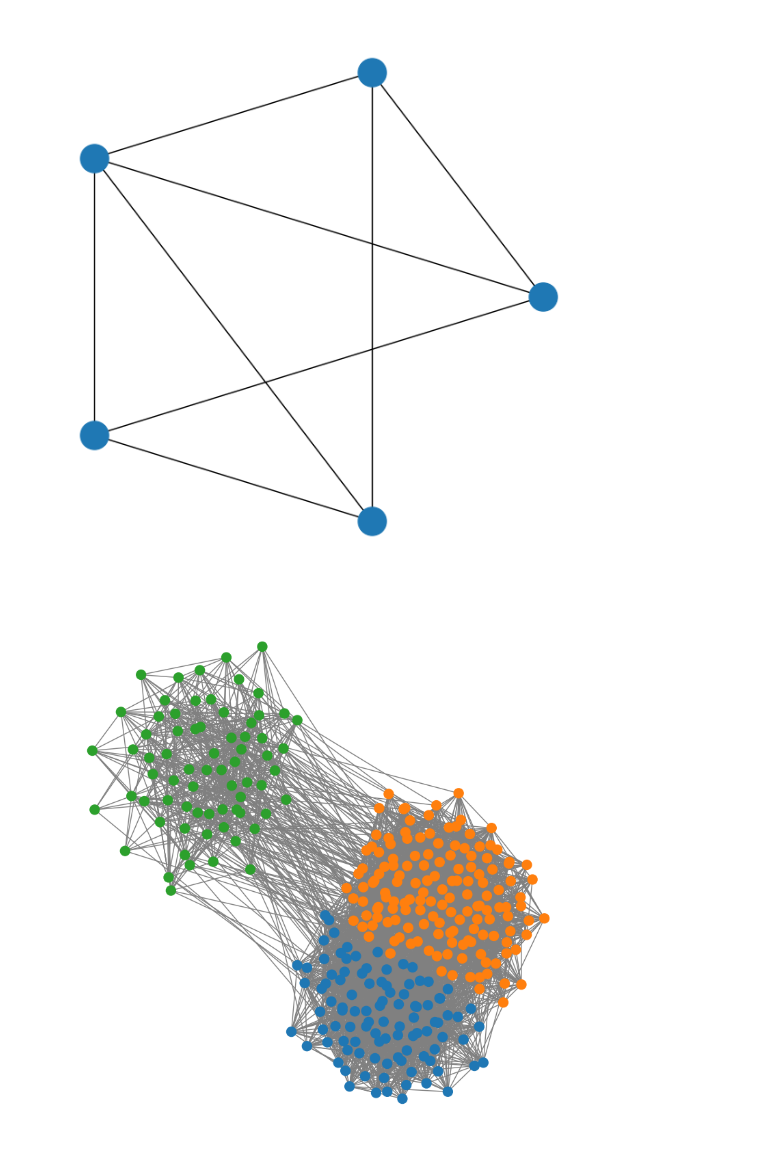
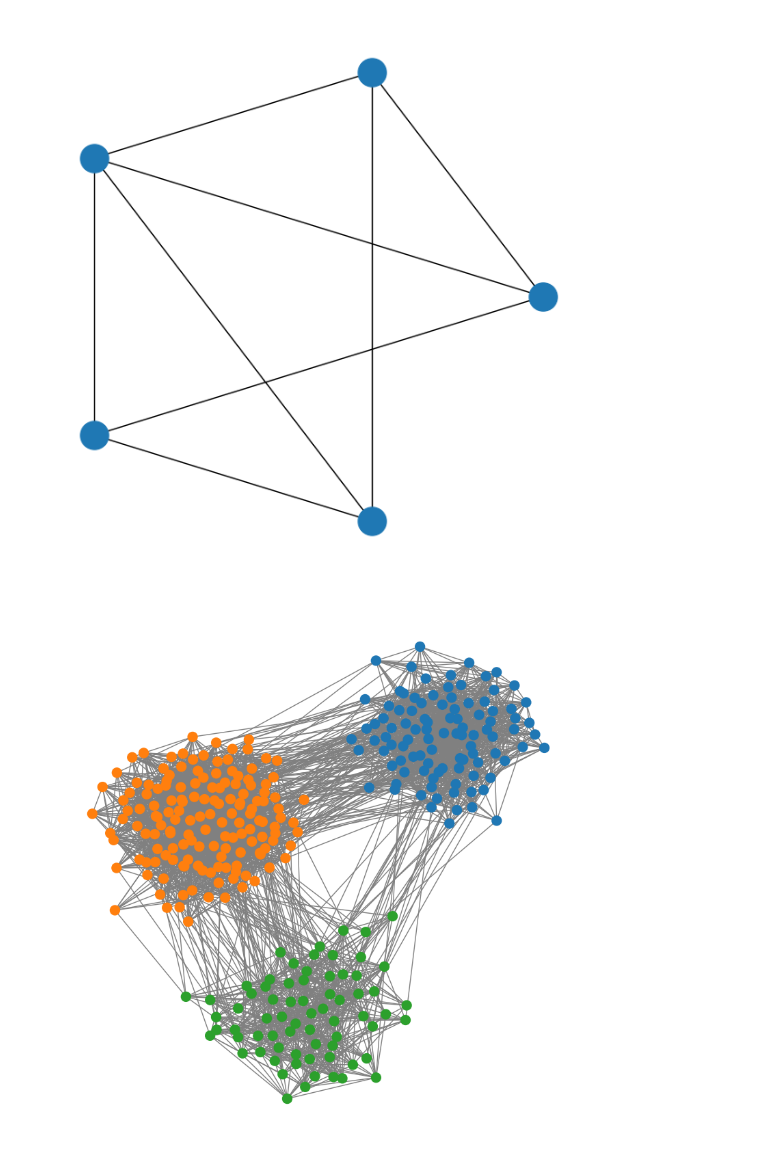
Before and after one commit to QMoayedpour/PGM_MVA, a Jupyter notebook: ntbk/vizu_graph.ipynb, the cells around one changed output. Saved outputs shown, nothing was run; the diff lists cells and outputs as text; code cells hidden in the pictures.

```diff
--- a/ntbk/vizu_graph.ipynb
+++ b/ntbk/vizu_graph.ipynb
@@ -15,17 +16,17 @@ simple_graph_from_adj(matrix, labels=False)
 # %%
 n_classes = [100, 150, 70]
 
 probs = np.array([
-    [0.2, 0.05, 0.005],
-    [0.05, 0.15, 0.01],
-    [0.005, 0.01, 0.2]
+    [0.2, 0.01, 0.005],
+    [0.01, 0.15, 0.009],
+    [0.005, 0.009, 0.2]
 ])
 
 G = generate_sbm(n_classes, probs)
 
 plot_sbm(G, n_classes)
 # %% [output]
-[figure, old version]
+[figure, new version]
 # %%
 sbm = MySbmFromScratch()
 
```
Also changed, not shown: parts of 7 cells of this notebook.
